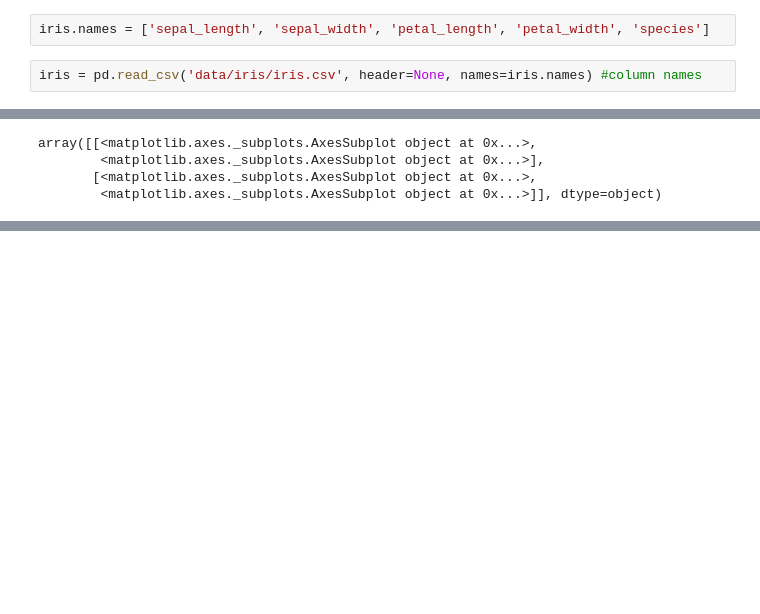
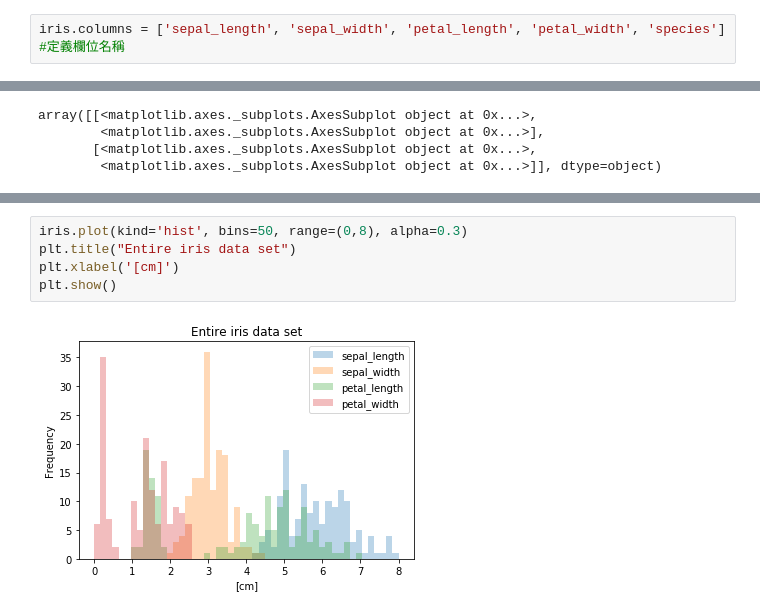
Before and after one commit to jc7qx/pylearning, a Jupyter notebook: dataExploratory.ipynb, the cells around one changed output, grey strips where cells are left out. Saved outputs shown, nothing was run; the diff lists cells and outputs as text; blank space fills up the shorter version.

```diff
--- a/dataExploratory.ipynb
+++ b/dataExploratory.ipynb
@@ -37,9 +38,7 @@ iris.head()
 | 3 | 4.6 | 3.1 | 1.5 | 0.2 | Iris-setosa |
 | 4 | 5.0 | 3.6 | 1.4 | 0.2 | Iris-setosa |
 # %%
-iris.names = ['sepal_length', 'sepal_width', 'petal_length', 'petal_width', 'species']
+iris.columns = ['sepal_length', 'sepal_width', 'petal_length', 'petal_width', 'species'] #定義欄位名稱
-# %%
-iris = pd.read_csv('data/iris/iris.csv', header=None, names=iris.names) #column names
 # %%
 iris.head()
 # %% [output]
@@ -123,0 +292,7 @@ plt.show()
+# %%
+iris.plot(kind='hist', bins=50, range=(0,8), alpha=0.3)
+plt.title("Entire iris data set")
+plt.xlabel('[cm]')
+plt.show()
+# %% [output]
+[figure, added]
```
Also changed, not shown: parts of 45 cells of this notebook, 5 other files.
